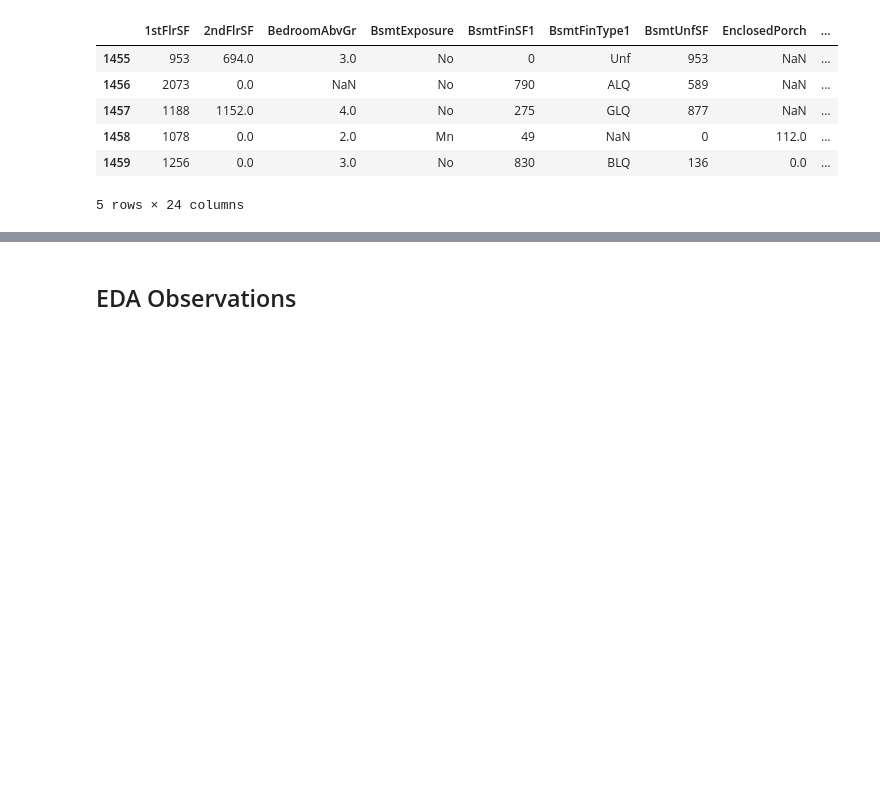
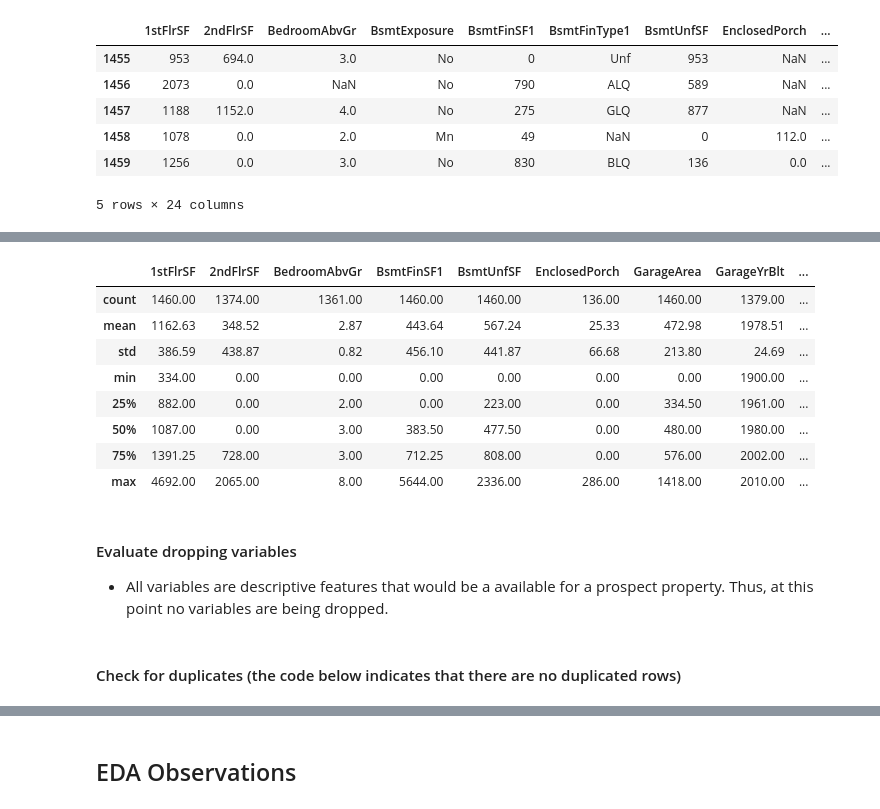
Before and after one commit to ParedesGab/PP5-heritage-housing-issues, a Jupyter notebook: jupyter_notebooks/3-DataCleaning.ipynb, the cells around one changed output, grey strips where cells are left out. Saved outputs shown, nothing was run; the diff lists cells and outputs as text; code cells hidden in the pictures; blank space fills up the shorter version.

```diff
--- a/jupyter_notebooks/3-DataCleaning.ipynb
+++ b/jupyter_notebooks/3-DataCleaning.ipynb
@@ -75,0 +100,18 @@ df_to_clean.tail()
+# %%
+pd.set_option('display.float_format', '{:.2f}'.format)
+df_to_clean.describe()
+# %% [output]
+|  | 1stFlrSF | 2ndFlrSF | BedroomAbvGr | BsmtFinSF1 | BsmtUnfSF | EnclosedPorch | GarageArea | GarageYrBlt | ... |
+| count | 1460.00 | 1374.00 | 1361.00 | 1460.00 | 1460.00 | 136.00 | 1460.00 | 1379.00 | ... |
+| mean | 1162.63 | 348.52 | 2.87 | 443.64 | 567.24 | 25.33 | 472.98 | 1978.51 | ... |
+| std | 386.59 | 438.87 | 0.82 | 456.10 | 441.87 | 66.68 | 213.80 | 24.69 | ... |
+| min | 334.00 | 0.00 | 0.00 | 0.00 | 0.00 | 0.00 | 0.00 | 1900.00 | ... |
+| 25% | 882.00 | 0.00 | 2.00 | 0.00 | 223.00 | 0.00 | 334.50 | 1961.00 | ... |
+| 50% | 1087.00 | 0.00 | 3.00 | 383.50 | 477.50 | 0.00 | 480.00 | 1980.00 | ... |
+| 75% | 1391.25 | 728.00 | 3.00 | 712.25 | 808.00 | 0.00 | 576.00 | 2002.00 | ... |
+| max | 4692.00 | 2065.00 | 8.00 | 5644.00 | 2336.00 | 286.00 | 1418.00 | 2010.00 | ... |
+# %% [markdown]
+#### Evaluate dropping variables
+  * All variables are descriptive features that would be a available for a prospect property. Thus, at this point no variables are being dropped.
+# %% [markdown]
+#### Check for duplicates (the code below indicates that there are no duplicated rows)
```
Also changed, not shown: parts of 10 cells of this notebook.
